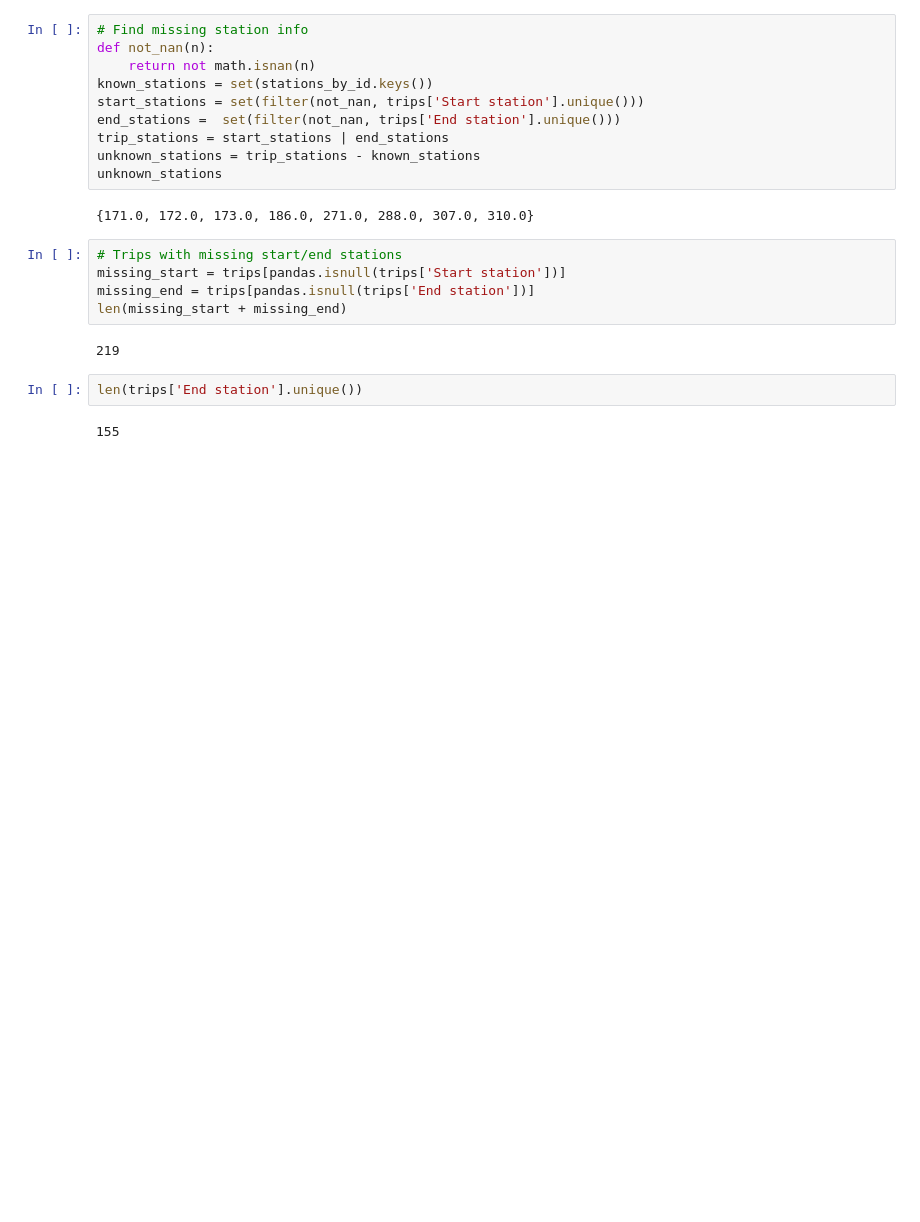
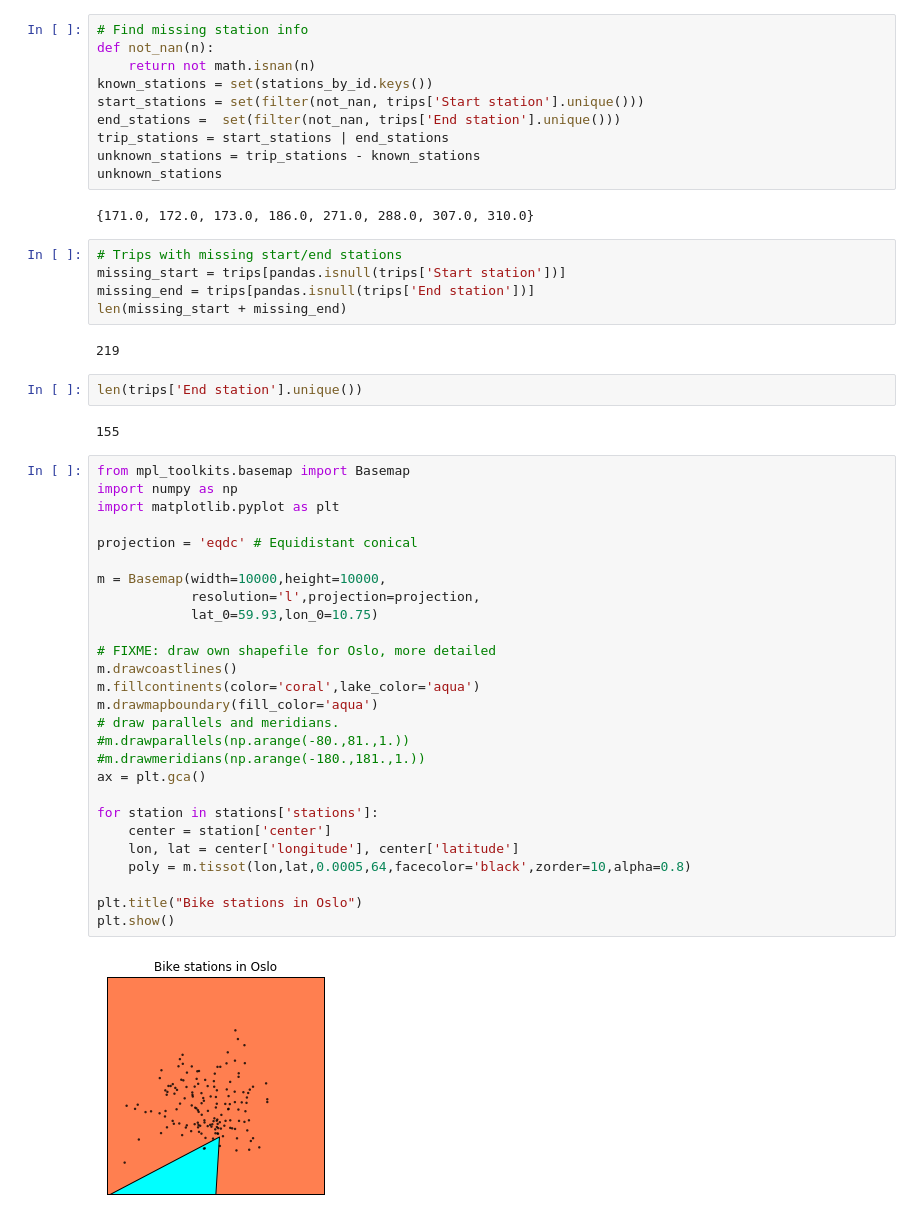
Before and after one commit to jonnor/bike-sharing-oslo, a Jupyter notebook: Oslo.ipynb, the cells around one changed output. Saved outputs shown, nothing was run; the diff lists cells and outputs as text; blank space fills up the shorter version.

Commit message:
Oslo: Initial plotting on map
Just station positions, need better background map/shapefile/image

```diff
--- a/Oslo.ipynb
+++ b/Oslo.ipynb
@@ -282,3 +282,32 @@ len(missing_start + missing_end)
 len(trips['End station'].unique())
 # %% [output]
 155
+# %%
+from mpl_toolkits.basemap import Basemap
+import numpy as np
+import matplotlib.pyplot as plt
+
+projection = 'eqdc' # Equidistant conical
+
+m = Basemap(width=10000,height=10000,
+            resolution='l',projection=projection,
+            lat_0=59.93,lon_0=10.75)
+
+# FIXME: draw own shapefile for Oslo, more detailed
+m.drawcoastlines()
+m.fillcontinents(color='coral',lake_color='aqua')
+m.drawmapboundary(fill_color='aqua')
+# draw parallels and meridians.
+#m.drawparallels(np.arange(-80.,81.,1.))
+#m.drawmeridians(np.arange(-180.,181.,1.))
+ax = plt.gca()
+
+for station in stations['stations']:
+    center = station['center']
+    lon, lat = center['longitude'], center['latitude']
+    poly = m.tissot(lon,lat,0.0005,64,facecolor='black',zorder=10,alpha=0.8)
+
+plt.title("Bike stations in Oslo")
+plt.show()
+# %% [output]
+[figure, added]
```
